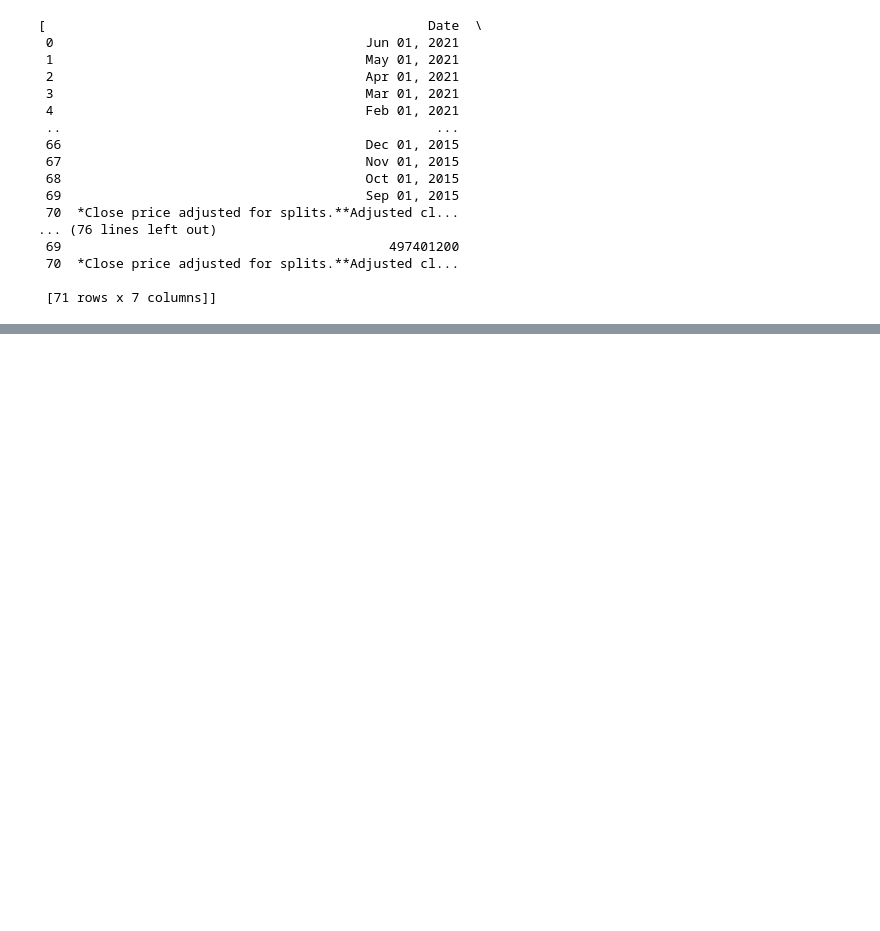
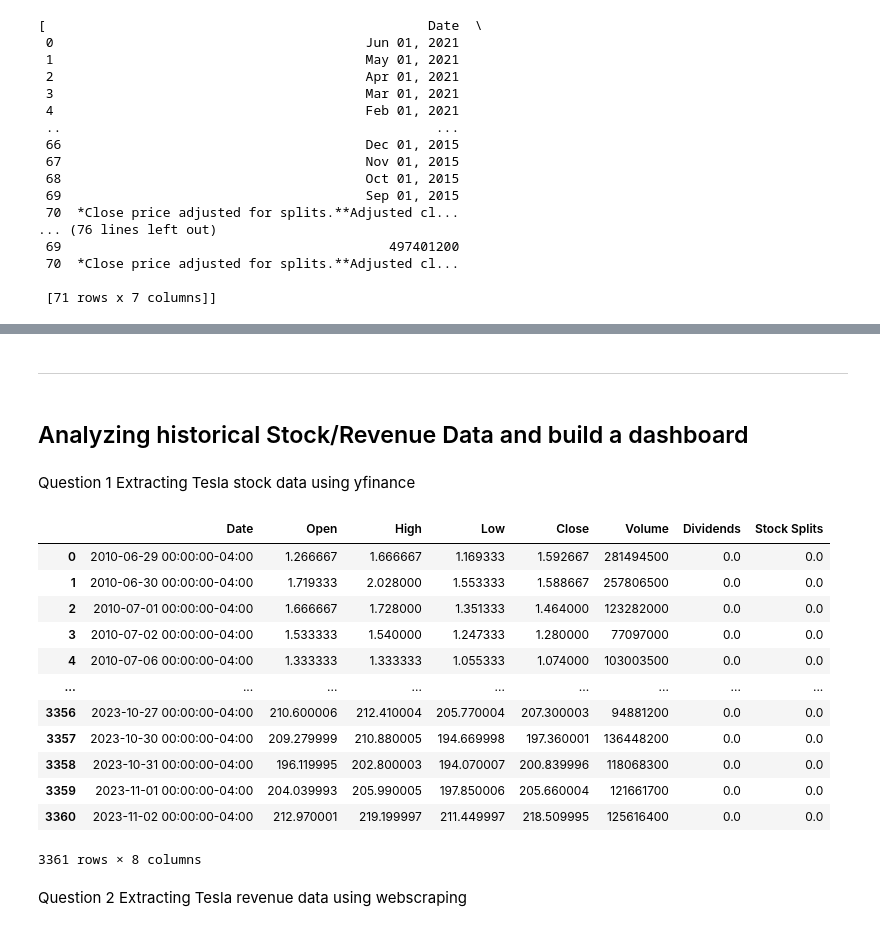
Before and after one commit to matublaq/IBM_datascience_course, a Jupyter notebook: yfinance/PythonProjectDataScience.ipynb, the cells around one changed output, grey strips where cells are left out. Cells and saved outputs as stored; diff of their text form; code cells hidden in the pictures; blank space fills up the shorter version.

```diff
--- a/yfinance/PythonProjectDataScience.ipynb
+++ b/yfinance/PythonProjectDataScience.ipynb
@@ -313,0 +314,29 @@ netflix_data.head()
+# %% [markdown]
+---
+# %% [markdown]
+## Analyzing historical Stock/Revenue Data and build a dashboard
+# %% [markdown]
+Question 1
+    Extracting Tesla stock data using yfinance
+# %%
+tesla = yf.Ticker("TSLA")
+tesla_history = tesla.history(period="max")
+tesla_history.reset_index(inplace=True)
+tesla_history
+# %% [output]
+|  | Date | Open | High | Low | Close | Volume | Dividends | Stock Splits |
+| 0 | 2010-06-29 00:00:00-04:00 | 1.266667 | 1.666667 | 1.169333 | 1.592667 | 281494500 | 0.0 | 0.0 |
+| 1 | 2010-06-30 00:00:00-04:00 | 1.719333 | 2.028000 | 1.553333 | 1.588667 | 257806500 | 0.0 | 0.0 |
+| 2 | 2010-07-01 00:00:00-04:00 | 1.666667 | 1.728000 | 1.351333 | 1.464000 | 123282000 | 0.0 | 0.0 |
+| 3 | 2010-07-02 00:00:00-04:00 | 1.533333 | 1.540000 | 1.247333 | 1.280000 | 77097000 | 0.0 | 0.0 |
+| 4 | 2010-07-06 00:00:00-04:00 | 1.333333 | 1.333333 | 1.055333 | 1.074000 | 103003500 | 0.0 | 0.0 |
+| ... | ... | ... | ... | ... | ... | ... | ... | ... |
+| 3356 | 2023-10-27 00:00:00-04:00 | 210.600006 | 212.410004 | 205.770004 | 207.300003 | 94881200 | 0.0 | 0.0 |
+| 3357 | 2023-10-30 00:00:00-04:00 | 209.279999 | 210.880005 | 194.669998 | 197.360001 | 136448200 | 0.0 | 0.0 |
+| 3358 | 2023-10-31 00:00:00-04:00 | 196.119995 | 202.800003 | 194.070007 | 200.839996 | 118068300 | 0.0 | 0.0 |
+| 3359 | 2023-11-01 00:00:00-04:00 | 204.039993 | 205.990005 | 197.850006 | 205.660004 | 121661700 | 0.0 | 0.0 |
+| 3360 | 2023-11-02 00:00:00-04:00 | 212.970001 | 219.199997 | 211.449997 | 218.509995 | 125616400 | 0.0 | 0.0 |
+3361 rows × 8 columns
+# %% [markdown]
+Question 2
+    Extracting Tesla revenue data using webscraping
```
Also changed, not shown: parts of 16 cells of this notebook, 11 other files.
